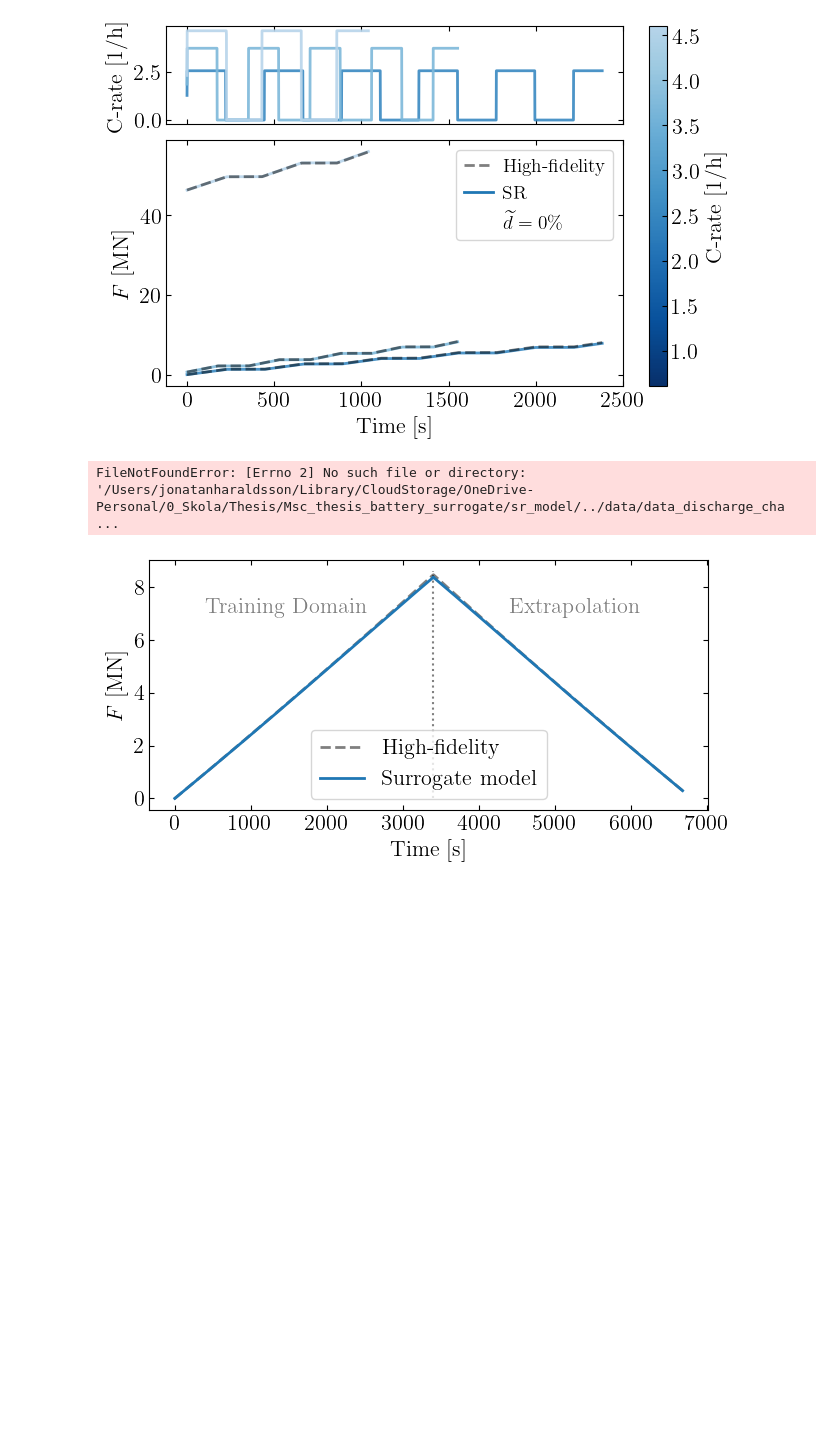
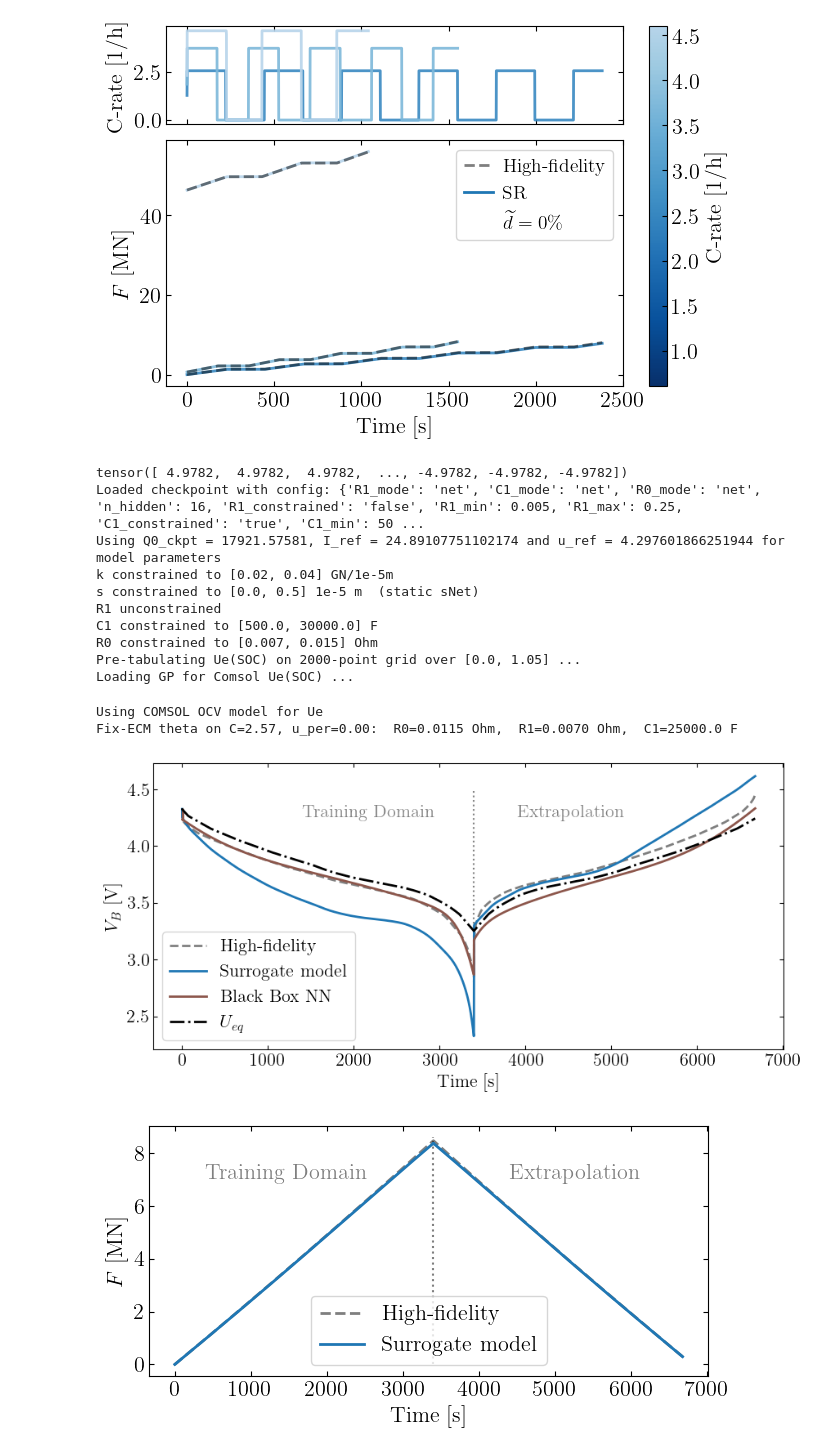
Before and after one commit to JesperNoord/Msc_thesis_battery_surrogate, a Jupyter notebook: sr_model/SR_ODE.ipynb, the cells around one changed output. Drawn from its saved outputs; the diff is of its cells as text; code cells hidden in the pictures; blank space fills up the shorter version.

```diff
--- a/sr_model/SR_ODE.ipynb
+++ b/sr_model/SR_ODE.ipynb
@@ -797,7 +801,7 @@ Plotted C-rates: ['2.54', '3.70', '4.60']
 [figure]
 [figure]
 # %%
-charge_test_df = pd.read_csv(f'{Path().absolute()}/../data/data_discharge_charge.txt', sep=';')
+charge_test_df = pd.read_csv(f'{Path().absolute()}/../data/polished_pulse/data_discharge_charge.txt', sep=';')
 
 I = charge_test_df['I'].values
 t = charge_test_df['t'].values
@@ -828,34 +832,46 @@ ref_tr    = min(trajs_dc, key=lambda t: abs(float(t['C']) - 2.5)) # Pick a refer
 theta_fix = fit_ecm_fix(ref_tr, DC=True)
 print(f"Fix-ECM theta on C={float(ref_tr['C']):.2f}, "
       f"u_per={float(ref_tr['u_per']):.2f}:  "
       f"R0={theta_fix[0]:.4f} Ohm,  R1={theta_fix[1]:.4f} Ohm,  "
       f"C1={theta_fix[2]:.1f} F")
 V_fix = predict_ecm_fix(charge_traj[0], theta_fix)
 
 
 # ––– PLOT V –––
 f, ax = plt.subplots(figsize=(9,4.5))
 # extract t with lowest soc
 tmin_soc = t[np.argmin(charge_traj[0]['soc'])]
 ax.vlines(tmin_soc, ymin=2.8, ymax=4.5, color = 'gray', ls = ':')
 ax.text(tmin_soc+500, 4.25, 'Extrapolation', color = 'gray')
 ax.text(tmin_soc-2000, 4.25, 'Training Domain', color = 'gray')
 
 ax.plot(t, V_true, 'black', ls = '--', label='High-fidelity', alpha=0.5, lw = 2)
 ax.plot(res_NN['t'], res_NN['V_B'], label='Surrogate model', color = 'tab:blue', lw = 2)
 ax.plot(t, V_BBB, label='Black Box NN', color = 'tab:brown', ls = '-',lw = 2)
 # ax.plot(t,V_fix, 'tab:green', ls = ':', label='Fix ECM', lw = 2)
 ax.plot(t, Ue_data, 'black', ls = '-.', label=r'$U_{eq}$', lw = 2)
 ax.set_xlabel('Time [s]')
 
 
 ax.set_ylabel(r'$V_B$ [V]')
 ax.legend()
 plt.tight_layout()
 
 #plt.savefig('Full_cycle_comp_nnV.pdf')
 # %% [output]
-FileNotFoundError: [Errno 2] No such file or directory: '/Users/jonatanharaldsson/Library/CloudStorage/OneDrive-Personal/0_Skola/Thesis/Msc_thesis_battery_surrogate/sr_model/../data/data_discharge_cha ...
+tensor([ 4.9782,  4.9782,  4.9782,  ..., -4.9782, -4.9782, -4.9782])
+Loaded checkpoint with config: {'R1_mode': 'net', 'C1_mode': 'net', 'R0_mode': 'net', 'n_hidden': 16, 'R1_constrained': 'false', 'R1_min': 0.005, 'R1_max': 0.25, 'C1_constrained': 'true', 'C1_min': 50 ...
+Using Q0_ckpt = 17921.57581, I_ref = 24.89107751102174 and u_ref = 4.297601866251944 for model parameters
+k constrained to [0.02, 0.04] GN/1e-5m
+s constrained to [0.0, 0.5] 1e-5 m  (static sNet)
+R1 unconstrained
+C1 constrained to [500.0, 30000.0] F
+R0 constrained to [0.007, 0.015] Ohm
+Pre-tabulating Ue(SOC) on 2000-point grid over [0.0, 1.05] ...
+Loading GP for Comsol Ue(SOC) ...
+Using COMSOL OCV model for Ue
+Fix-ECM theta on C=2.57, u_per=0.00:  R0=0.0115 Ohm,  R1=0.0070 Ohm,  C1=25000.0 F
+[figure, added]
 # %%
 # ––– SOLVE F –––
 
```
Also changed, not shown: parts of 3 cells of this notebook, 1 other file.
